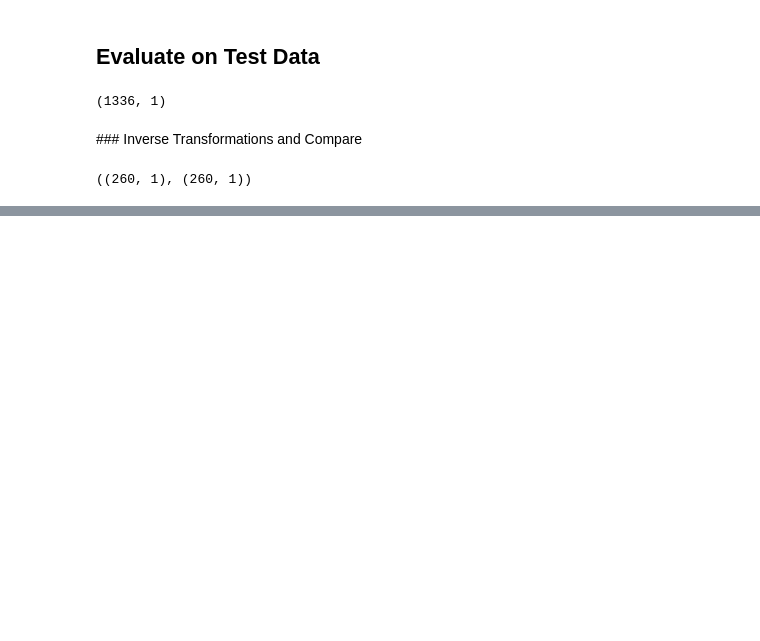
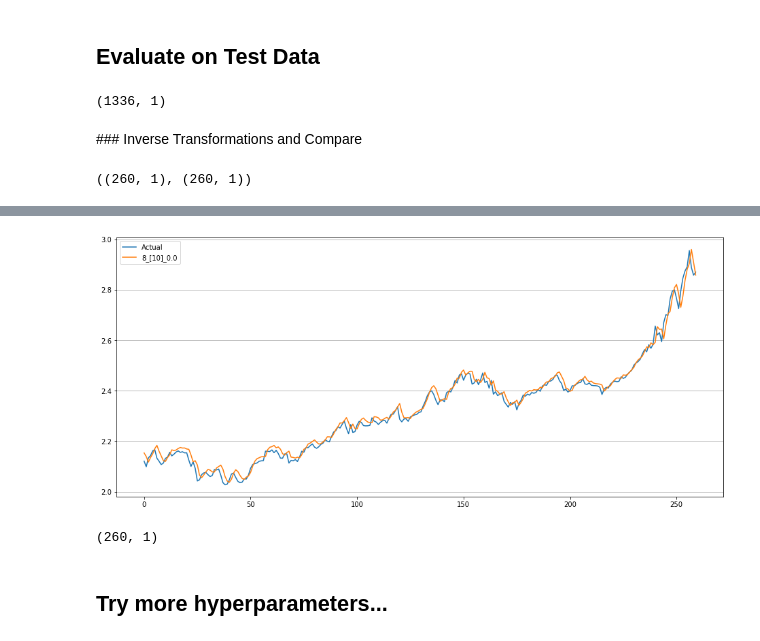
Before and after one commit to fplon/trading_strategies, a Jupyter notebook: lstm_nasdaq_v_spx.ipynb, the cells around one changed output, grey strips where cells are left out. Saved outputs shown, nothing was run; the diff lists cells and outputs as text; code cells hidden in the pictures; blank space fills up the shorter version.

```diff
--- a/lstm_nasdaq_v_spx.ipynb
+++ b/lstm_nasdaq_v_spx.ipynb
@@ -300,0 +365,13 @@ plt.legend();
+# %%
+search_dict = {}
+
+for x in list_n_inputs:
+    for y in list_n_nodes_list:
+        for z in list_rate_dropout:
+            search_dict[f'{x}_{y}_{z}'] = hyper_search(
+                n_input = x,
+                n_nodes_list = y,
+                rate_dropout = z,
+#                 epochs = 3
+            )
+#             print(f'{x}_{y}_{z}')
@@ -300,0 +418,36 @@ plt.legend();
+# %%
+plt.figure(figsize = (16, 7))
+plt.plot(test, label = 'Actual')
+
+# plt.ylim(top = 3.2)
+# for k, v in search_dict.items():
+#     plt.plot(v[2], label = k)
+
+# plt.plot(search_dict['4_[10]_0.0'][2], label = '4_[10]_0.0')
+# plt.plot(search_dict['4_[10]_0.05'][2], label = '4_[10]_0.05')
+
+## plt.plot(search_dict['4_[10, 5]_0.0'][2], label = '4_[10, 5]_0.0')
+## plt.plot(search_dict['4_[10, 5]_0.05'][2], label = '4_[10, 5]_0.05')
+
+# plt.plot(search_dict['4_[2]_0.0'][2], label = '4_[2]_0.0')
+## plt.plot(search_dict['4_[2]_0.05'][2], label = '4_[2]_0.05')
+
+plt.plot(search_dict['8_[10]_0.0'][2], label = '8_[10]_0.0')
+# plt.plot(search_dict['8_[10]_0.05'][2], label = '8_[10]_0.05')
+
+## plt.plot(search_dict['8_[10, 5]_0.0'][2], label = '8_[10, 5]_0.0')
+# plt.plot(search_dict['8_[10, 5]_0.05'][2], label = '8_[10, 5]_0.05')
+
+## plt.plot(search_dict['8_[2]_0.0'][2], label = '8_[2]_0.0')
+## plt.plot(search_dict['8_[2]_0.05'][2], label = '8_[2]_0.05')
+
+plt.legend(loc = 'best')
+plt.grid(axis = 'y');
+# %% [output]
+[figure, added]
+# %%
+test.shape
+# %% [output]
+(260, 1)
+# %% [markdown]
+## Try more hyperparameters...
```
Also changed, not shown: parts of 20 cells of this notebook.
